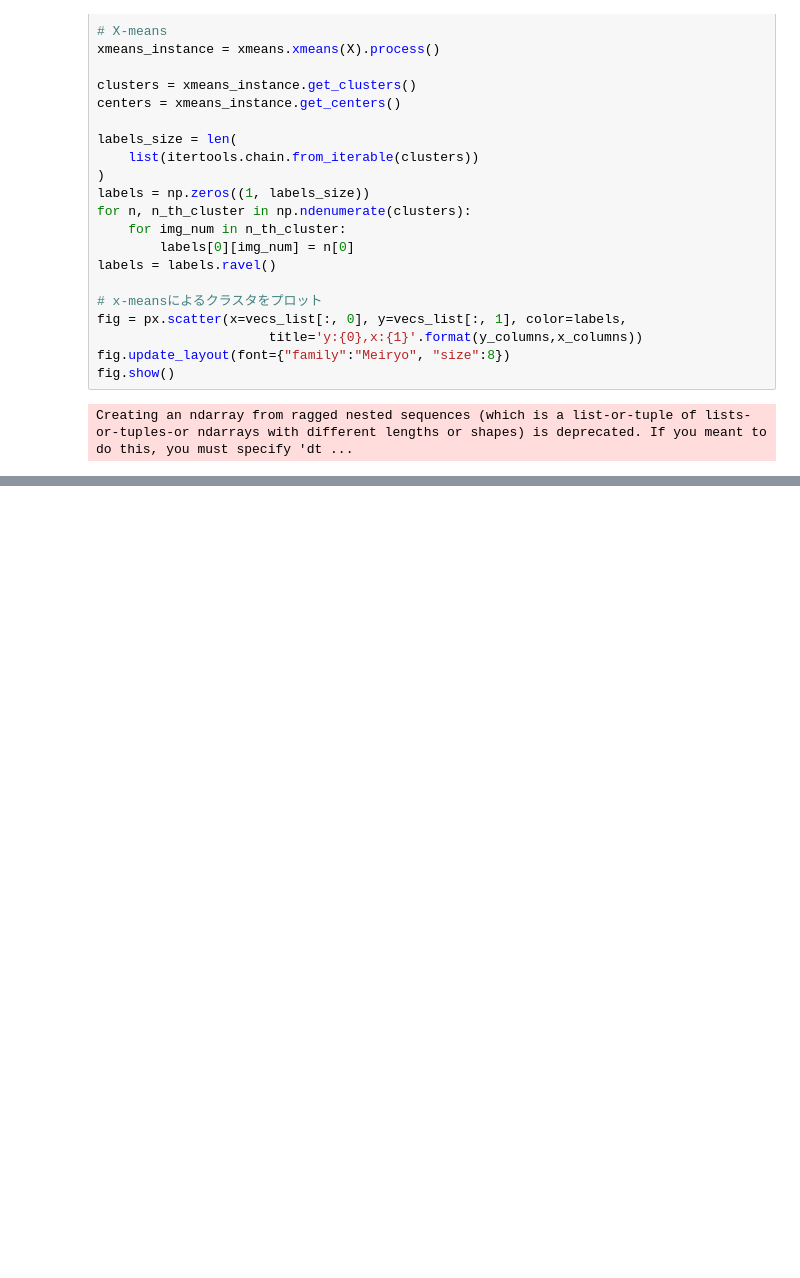
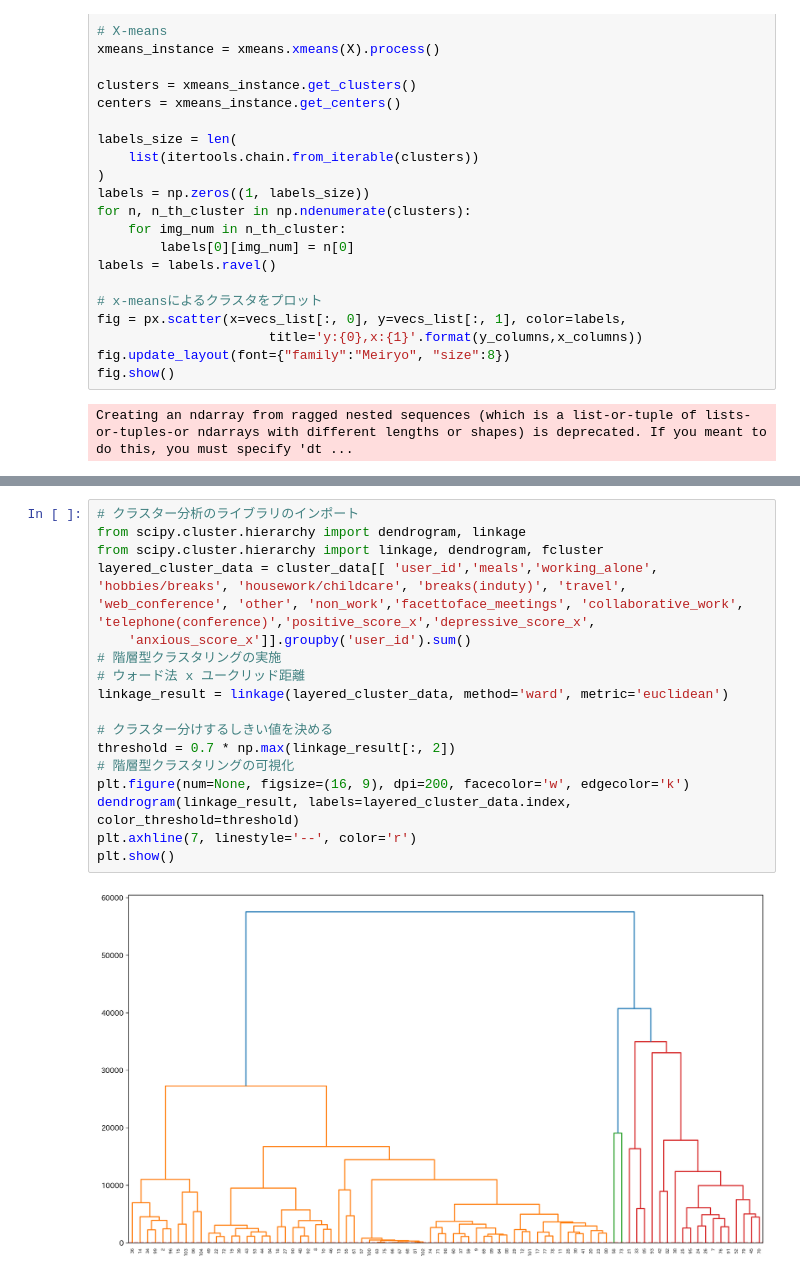
Before and after one commit to yusukennn/research_mental_prediction, a Jupyter notebook: code/analyse/clustering.ipynb, the cells around one changed output, grey strips where cells are left out. Saved outputs shown, nothing was run; the diff lists cells and outputs as text; blank space fills up the shorter version.

Commit message:
layered clustering and visualising result

```diff
--- a/code/analyse/clustering.ipynb
+++ b/code/analyse/clustering.ipynb
@@ -168,0 +179,19 @@ Creating an ndarray from ragged nested sequences (which is a list-or-tuple of li
+# %%
+# クラスター分析のライブラリのインポート
+from scipy.cluster.hierarchy import dendrogram, linkage
+from scipy.cluster.hierarchy import linkage, dendrogram, fcluster
+layered_cluster_data = cluster_data[[ 'user_id','meals','working_alone', 'hobbies/breaks', 'housework/childcare', 'breaks(induty)', 'travel', 'web_conference', 'other', 'non_work','facettoface_meetings', 'collaborative_work', 'telephone(conference)','positive_score_x','depressive_score_x',
+    'anxious_score_x']].groupby('user_id').sum()
+# 階層型クラスタリングの実施
+# ウォード法 x ユークリッド距離
+linkage_result = linkage(layered_cluster_data, method='ward', metric='euclidean')
+
+# クラスター分けするしきい値を決める
+threshold = 0.7 * np.max(linkage_result[:, 2])
+# 階層型クラスタリングの可視化
+plt.figure(num=None, figsize=(16, 9), dpi=200, facecolor='w', edgecolor='k')
+dendrogram(linkage_result, labels=layered_cluster_data.index, color_threshold=threshold)
+plt.axhline(7, linestyle='--', color='r')
+plt.show()
+# %% [output]
+[figure, added]
```
Also changed, not shown: parts of 6 cells of this notebook.
